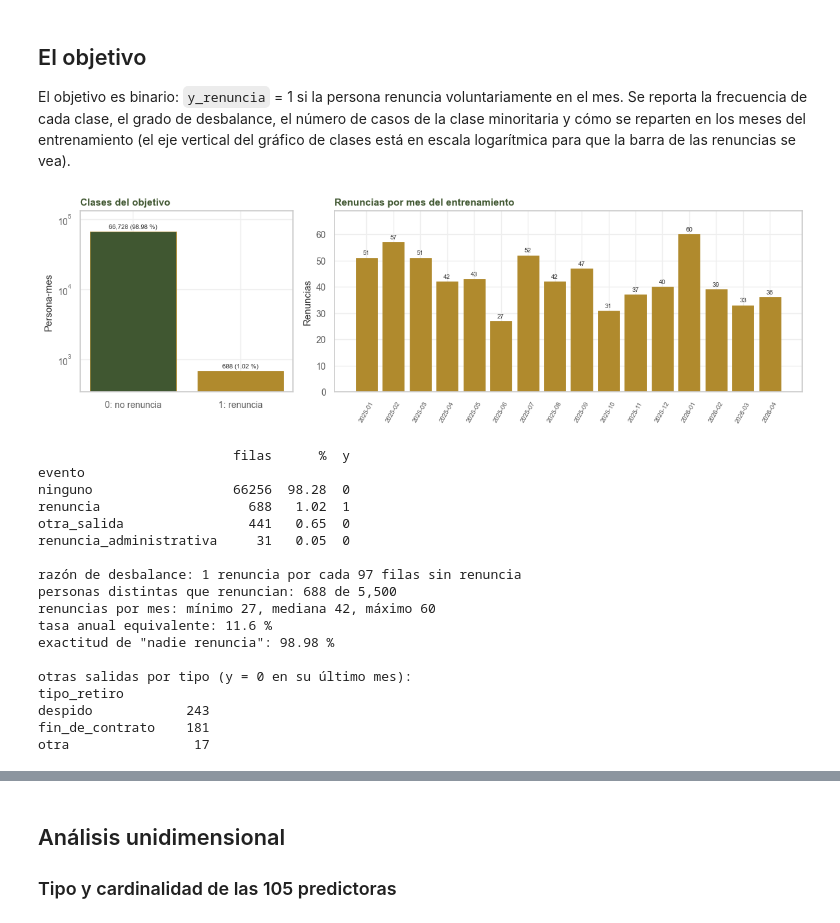
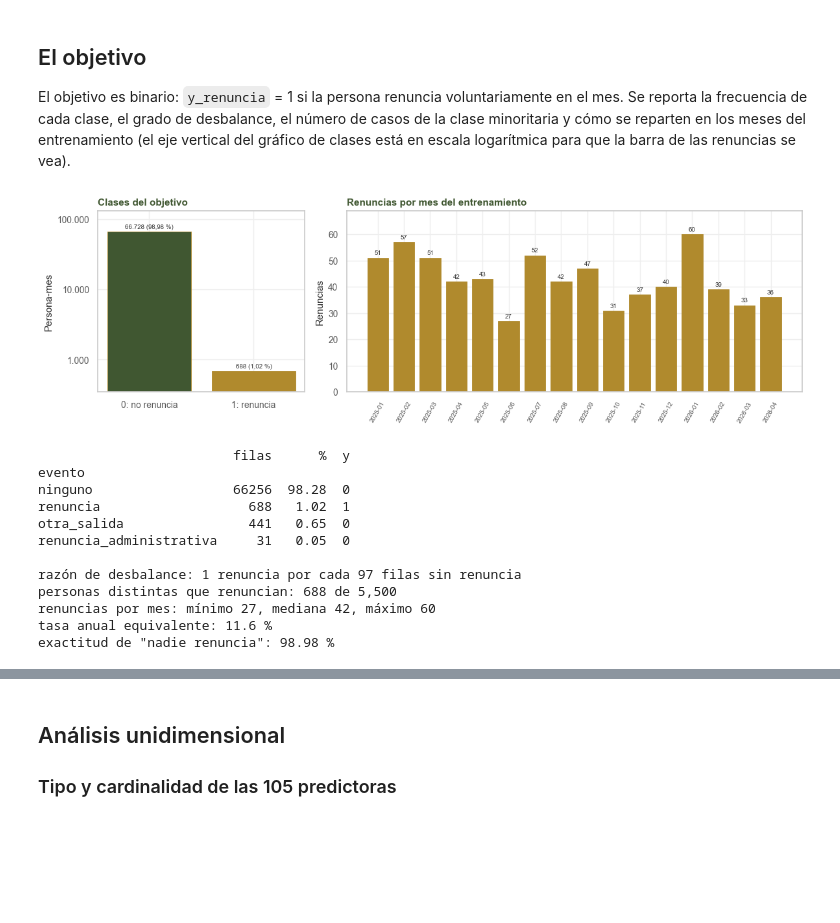
Before and after one commit to ddcarbono/ml-rotacion-personal, a Jupyter notebook: _sources/03_eda_objetivo.ipynb, the cells around one changed output, grey strips where cells are left out. Cells and saved outputs as stored; diff of their text form; code cells hidden in the pictures; blank space fills up the shorter version.

```diff
--- a/_sources/03_eda_objetivo.ipynb
+++ b/_sources/03_eda_objetivo.ipynb
@@ -170,34 +171,33 @@ clases está en escala logarítmica para que la barra de las renuncias se vea).
 # %%
 fig, ax = plt.subplots(1, 2, figsize=(12, 3.8), gridspec_kw={'width_ratios': [1, 2.2]})
 conteo = tr[OBJETIVO].value_counts().sort_index()
 barras = ax[0].bar(['0: no renuncia', '1: renuncia'], conteo.values, color=[VERDE, ORO], **BORDE)
 etiquetar(ax[0], barras, textos=[f'{n:,} ({100 * n / len(tr):.2f} %)' for n in conteo.values])
 ax[0].set(title='Clases del objetivo', ylabel='Persona-mes', yscale='log')
+eje_llano(ax[0].yaxis)
 
 por_mes = tr.groupby('mes')[OBJETIVO].agg(filas='size', renuncias='sum')
 barras = ax[1].bar(por_mes.index, por_mes.renuncias, color=ORO, **BORDE)
 etiquetar(ax[1], barras)
 ax[1].set(title='Renuncias por mes del entrenamiento', ylabel='Renuncias', xlabel='')
 ax[1].tick_params(axis='x', rotation=60, labelsize=7)
 plt.tight_layout()
 plt.show()
 
 eventos = tr.evento.value_counts().to_frame('filas')
 eventos['%'] = (100 * eventos.filas / len(tr)).round(2)
 eventos['y'] = tr.groupby('evento')[OBJETIVO].max()
 print(eventos.to_string())
 n1, n0 = int(y.sum()), int(len(y) - y.sum())
 print(f'\nrazón de desbalance: 1 renuncia por cada {n0 / n1:.0f} filas sin renuncia')
 print(f'personas distintas que renuncian: {tr.loc[tr[OBJETIVO] == 1, "persona_id"].nunique()} '
       f'de {tr.persona_id.nunique():,}')
 print(f'renuncias por mes: mínimo {por_mes.renuncias.min()}, mediana {por_mes.renuncias.median():.0f}, '
       f'máximo {por_mes.renuncias.max()}')
 print(f'tasa anual equivalente: {100 * (1 - (1 - BASE / 100) ** 12):.1f} %')
 print(f'exactitud de "nadie renuncia": {100 * n0 / len(y):.2f} %')
-print('\notras salidas por tipo (y = 0 en su último mes):')
-print(tr.tipo_retiro.value_counts().to_string())
 # %% [output]
-[figure, old version]
+[figure, new version]
                          filas      %  y
 evento
 ninguno                  66256  98.28  0
@@ -210,12 +210,6 @@ personas distintas que renuncian: 688 de 5,500
 renuncias por mes: mínimo 27, mediana 42, máximo 60
 tasa anual equivalente: 11.6 %
 exactitud de "nadie renuncia": 98.98 %
-
-otras salidas por tipo (y = 0 en su último mes):
-tipo_retiro
-despido            243
-fin_de_contrato    181
-otra                17
 # %% [markdown]
 Nótese que la clase positiva son 688 de 67.416 filas (1,02 %): una renuncia por cada 97 filas sin
 renuncia. Las 688 renuncias son de 688 personas distintas, de las 5.500 del entrenamiento, así que
```
Also changed, not shown: parts of 58 cells of this notebook, 51 other files.
